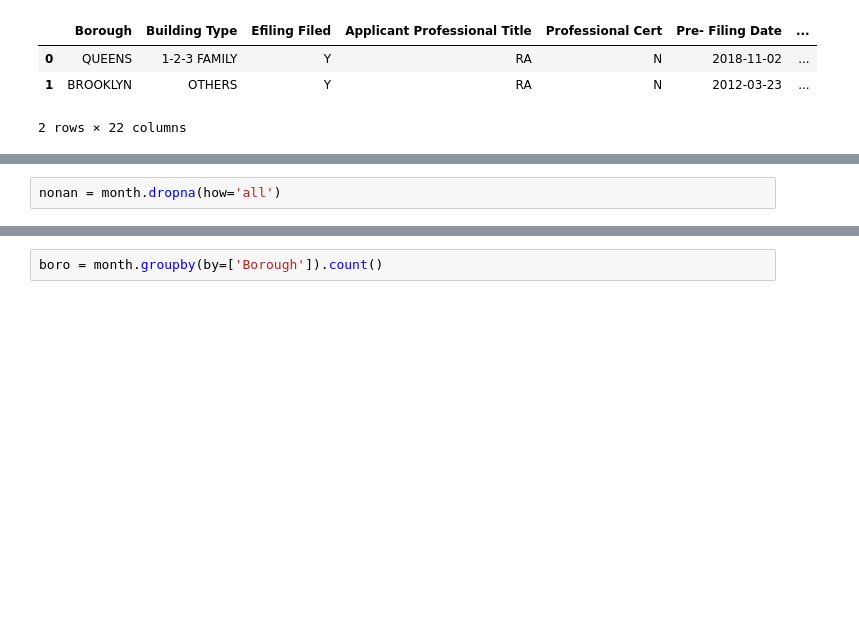
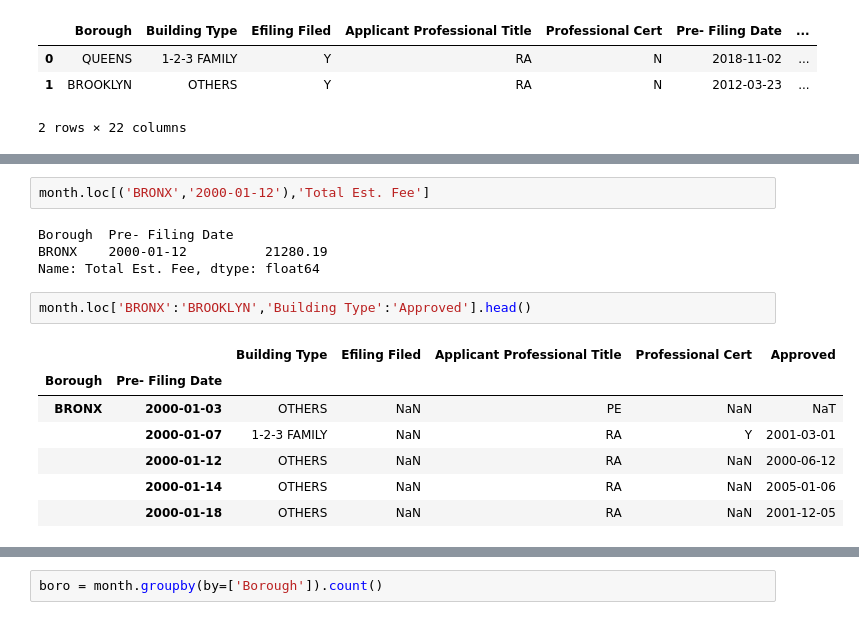
Before and after one commit to anoushavan/Capstone_1, a Jupyter notebook: code/NYC_building_permits.ipynb, the cells around one changed output, grey strips where cells are left out. Saved outputs shown, nothing was run; the diff lists cells and outputs as text; blank space fills up the shorter version.

```diff
--- a/code/NYC_building_permits.ipynb
+++ b/code/NYC_building_permits.ipynb
@@ -103,2 +109,16 @@ month[month['Efiling Filed'] == 'Y']
-# %%
-nonan = month.dropna(how='all')
+# %%
+month.loc[('BRONX','2000-01-12'),'Total Est. Fee']
+# %% [output]
+Borough  Pre- Filing Date
+BRONX    2000-01-12          21280.19
+Name: Total Est. Fee, dtype: float64
+# %%
+month.loc['BRONX':'BROOKLYN','Building Type':'Approved'].head()
+# %% [output]
+|  |  | Building Type | Efiling Filed | Applicant Professional Title | Professional Cert | Approved |
+| Borough | Pre- Filing Date |  |  |  |  |  |
+| BRONX | 2000-01-03 | OTHERS | NaN | PE | NaN | NaT |
+|  | 2000-01-07 | 1-2-3 FAMILY | NaN | RA | Y | 2001-03-01 |
+|  | 2000-01-12 | OTHERS | NaN | RA | NaN | 2000-06-12 |
+|  | 2000-01-14 | OTHERS | NaN | RA | NaN | 2005-01-06 |
+|  | 2000-01-18 | OTHERS | NaN | RA | NaN | 2001-12-05 |
```
Also changed, not shown: parts of 20 cells of this notebook, 3 other files.
